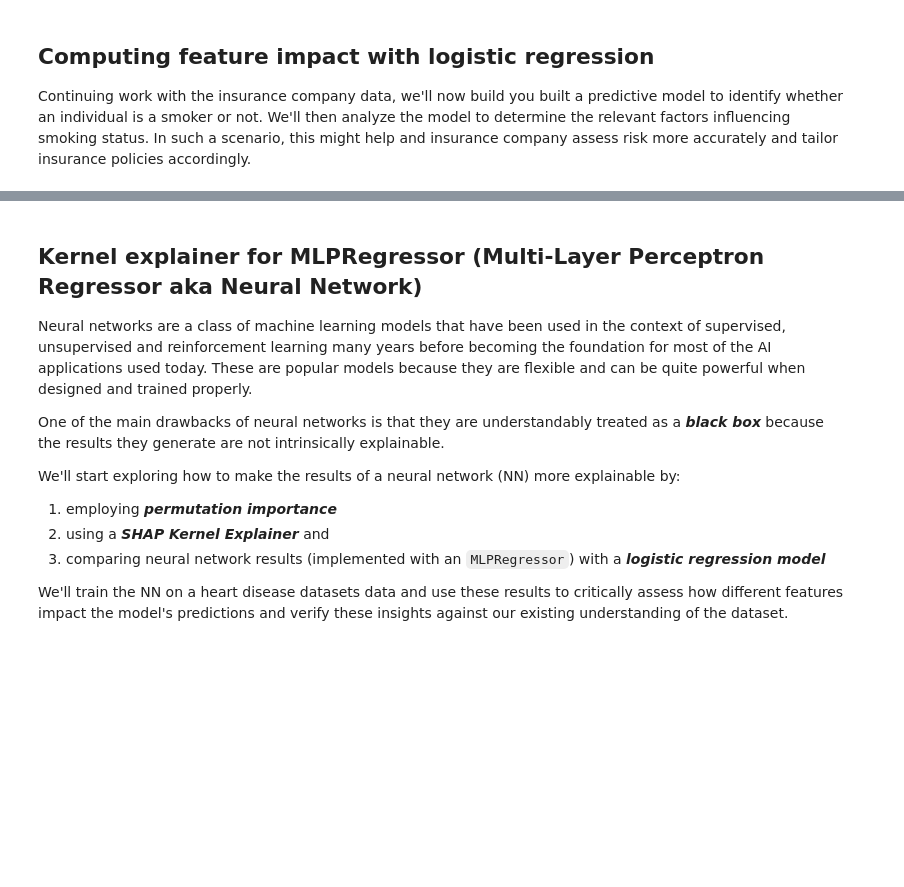
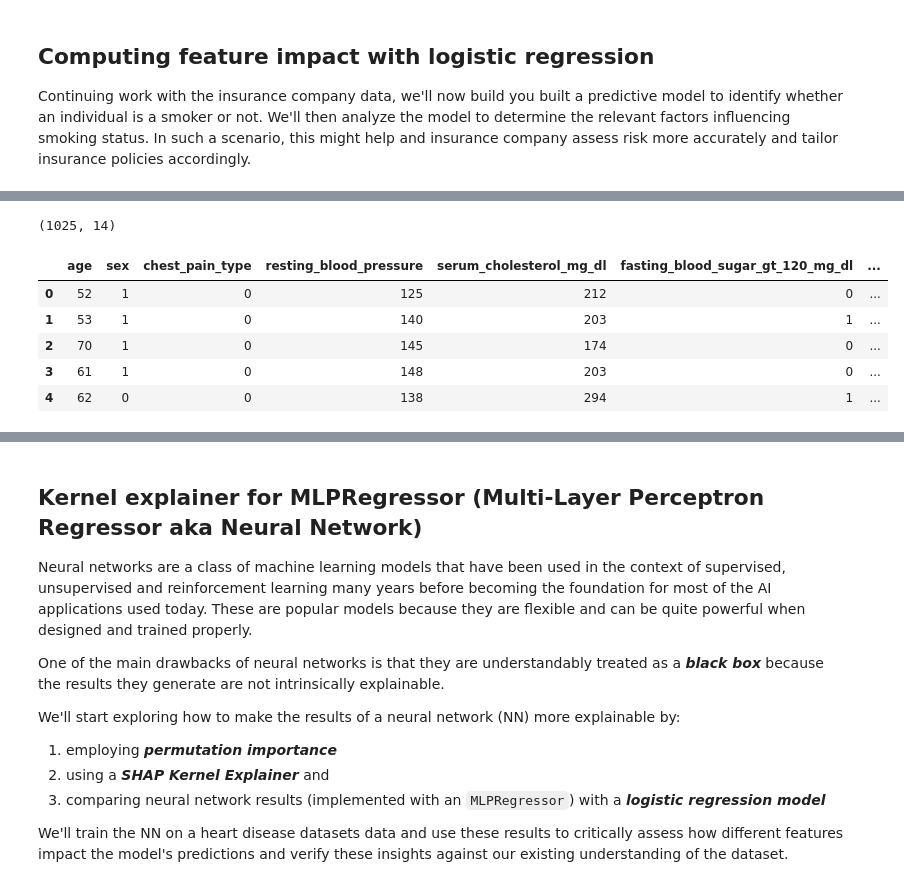
Before and after one commit to MichaelSzczepaniak/MLAIProjects, a Jupyter notebook: ExplainableML/ExplainableML.ipynb, the cells around one changed output, grey strips where cells are left out. Saved outputs shown, nothing was run; the diff lists cells and outputs as text; code cells hidden in the pictures; blank space fills up the shorter version.

```diff
--- a/ExplainableML/ExplainableML.ipynb
+++ b/ExplainableML/ExplainableML.ipynb
@@ -194,0 +221,24 @@ Continuing work with the insurance company data, we'll now build you built a pre
+# %%
+df_heart = pd.read_csv('./data/heart.csv')
+# rename cols to something more descriptive to lay people
+df_heart = df_heart.rename(columns={'cp': 'chest_pain_type',
+                                    'trestbps': 'resting_blood_pressure',
+                                    'chol': 'serum_cholesterol_mg_dl',
+                                    'fbs': 'fasting_blood_sugar_gt_120_mg_dl',
+                                    'restecg': 'resting_ecg_results',
+                                    'thalach': 'max_heart_rate_achieved',
+                                    'exang': 'exercise_induced_angina',
+                                    'oldpeak': 'st_depression',
+                                    'slope': 'st_slope',
+                                    'ca': 'number_of_major_vessels',
+                                    'thal': 'thalassemia'})
+print(df_heart.shape)
+df_heart.head()
+# %% [output]
+(1025, 14)
+|  | age | sex | chest_pain_type | resting_blood_pressure | serum_cholesterol_mg_dl | fasting_blood_sugar_gt_120_mg_dl | ... |
+| 0 | 52 | 1 | 0 | 125 | 212 | 0 | ... |
+| 1 | 53 | 1 | 0 | 140 | 203 | 1 | ... |
+| 2 | 70 | 1 | 0 | 145 | 174 | 0 | ... |
+| 3 | 61 | 1 | 0 | 148 | 203 | 0 | ... |
+| 4 | 62 | 0 | 0 | 138 | 294 | 1 | ... |
```
Also changed, not shown: parts of 9 cells of this notebook.
